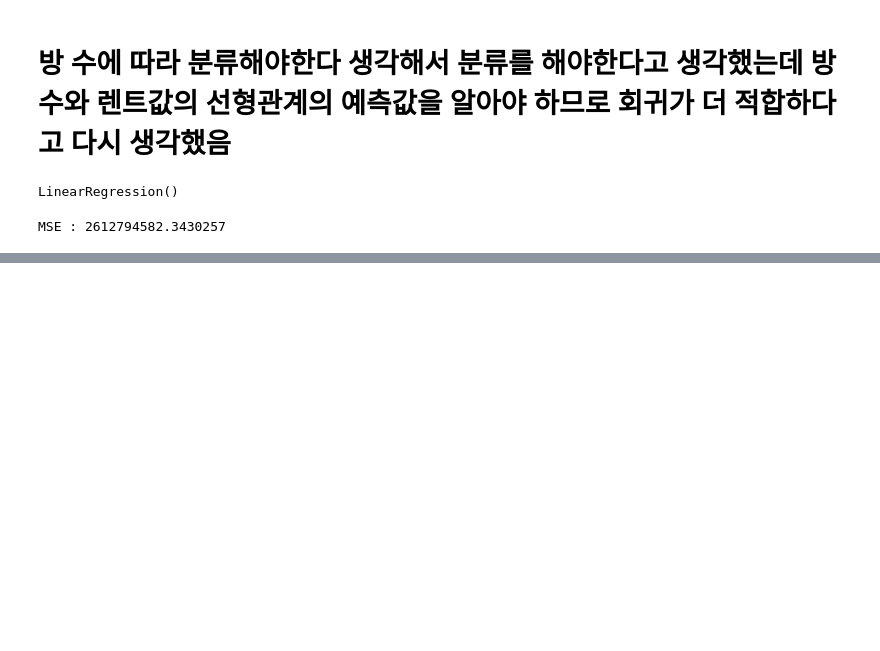
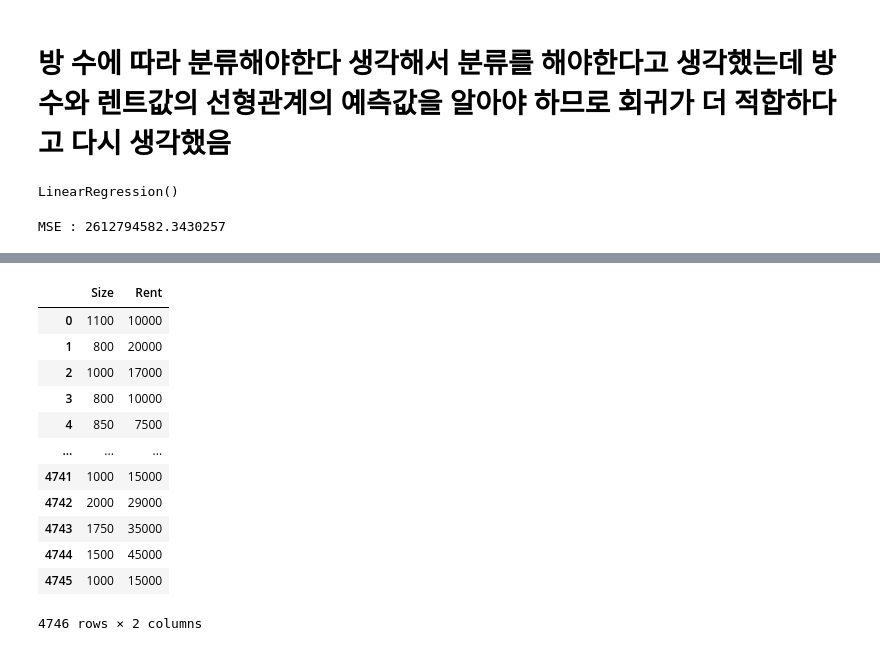
Before and after one commit to juwoncozyboy/Machine_learning_advance, a Jupyter notebook: Rent_vs_BHK.ipynb, the cells around one changed output, grey strips where cells are left out. Cells and saved outputs as stored; diff of their text form; code cells hidden in the pictures; blank space fills up the shorter version.

```diff
--- a/Rent_vs_BHK.ipynb
+++ b/Rent_vs_BHK.ipynb
@@ -199,0 +267,18 @@ MSE : 2612794582.3430257
+# %%
+X = data[['Size','Rent']]
+# %%
+X
+# %% [output]
+|  | Size | Rent |
+| 0 | 1100 | 10000 |
+| 1 | 800 | 20000 |
+| 2 | 1000 | 17000 |
+| 3 | 800 | 10000 |
+| 4 | 850 | 7500 |
+| ... | ... | ... |
+| 4741 | 1000 | 15000 |
+| 4742 | 2000 | 29000 |
+| 4743 | 1750 | 35000 |
+| 4744 | 1500 | 45000 |
+| 4745 | 1000 | 15000 |
+4746 rows × 2 columns
```
Also changed, not shown: parts of 10 cells of this notebook, 4 other files.
